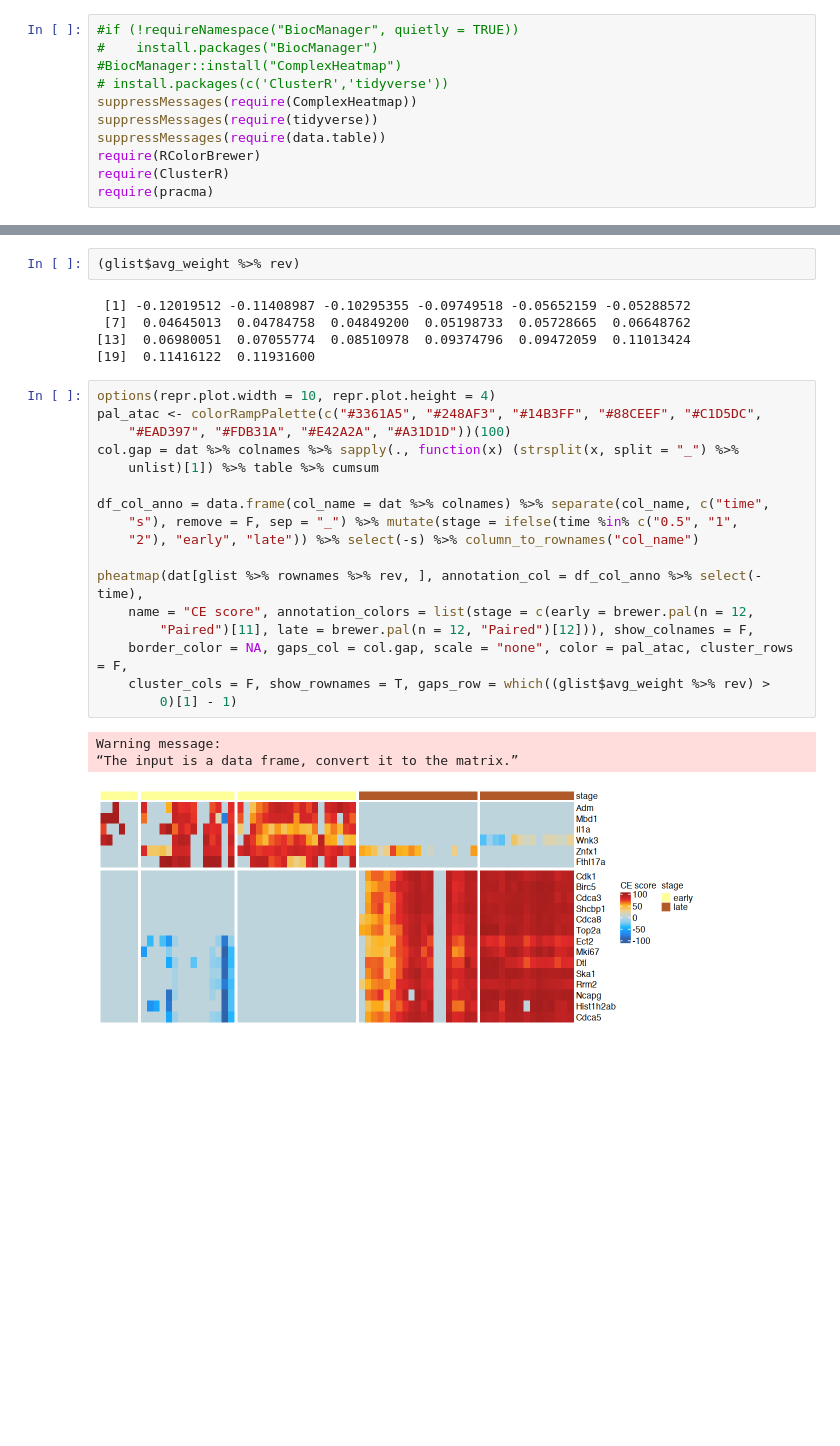
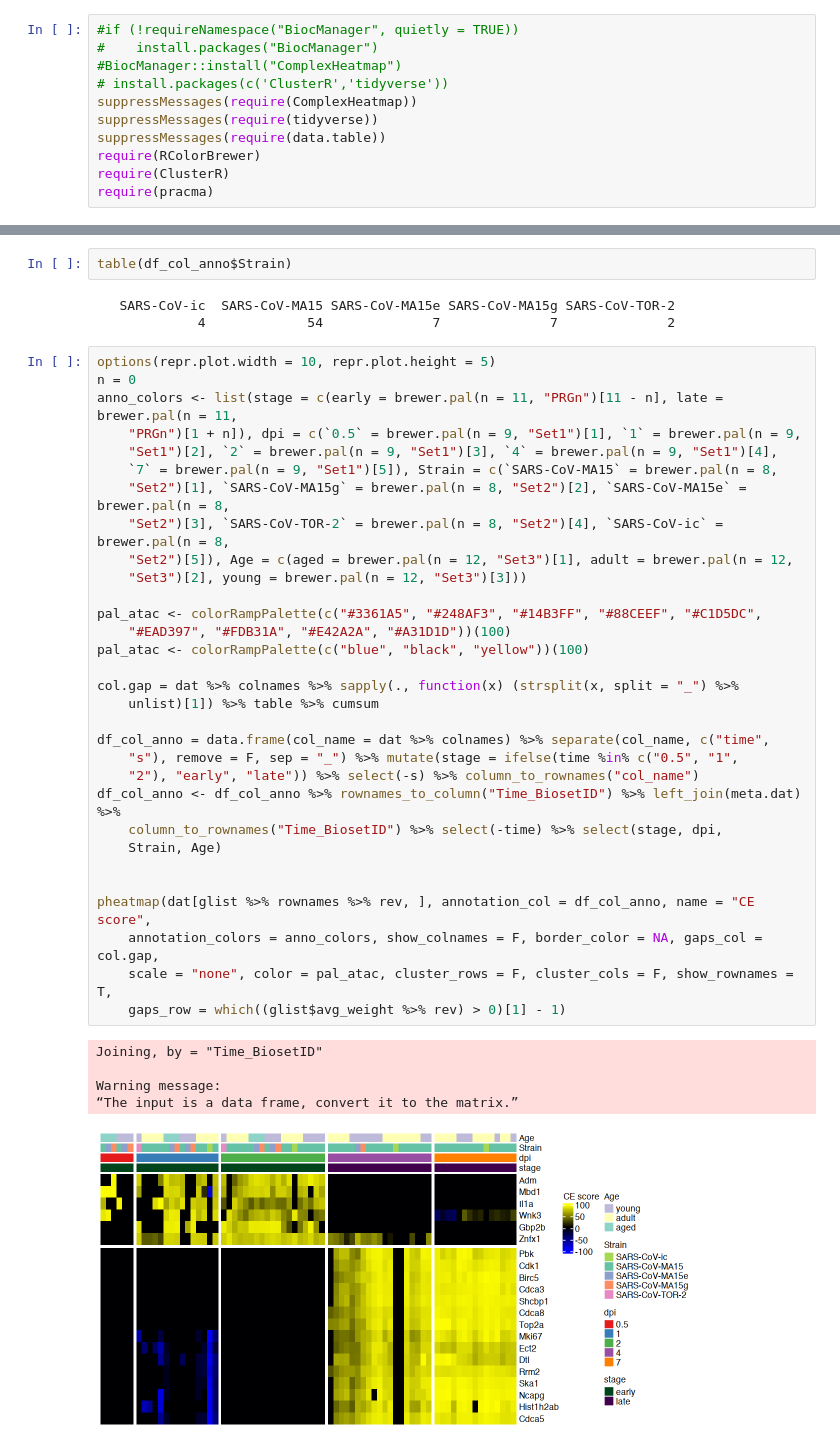
Before and after one commit to biomystery/covid-project, a Jupyter notebook: notebooks/03c.visualize.ipynb, the cells around one changed output, grey strips where cells are left out. Saved outputs shown, nothing was run; the diff lists cells and outputs as text; blank space fills up the shorter version.

Commit message:
updated elast net regression on early and late

```diff
--- a/notebooks/03c.visualize.ipynb
+++ b/notebooks/03c.visualize.ipynb
@@ -43,28 +83,42 @@ p.weight_bar
-# %%
-(glist$avg_weight %>% rev)
-# %% [output]
- [1] -0.12019512 -0.11408987 -0.10295355 -0.09749518 -0.05652159 -0.05288572
- [7]  0.04645013  0.04784758  0.04849200  0.05198733  0.05728665  0.06648762
-[13]  0.06980051  0.07055774  0.08510978  0.09374796  0.09472059  0.11013424
-[19]  0.11416122  0.11931600
+# %%
+table(df_col_anno$Strain)
+# %% [output]
+   SARS-CoV-ic  SARS-CoV-MA15 SARS-CoV-MA15e SARS-CoV-MA15g SARS-CoV-TOR-2
+             4             54              7              7              2
 # %%
-options(repr.plot.width = 10, repr.plot.height = 4)
+options(repr.plot.width = 10, repr.plot.height = 5)
+n = 0
+anno_colors <- list(stage = c(early = brewer.pal(n = 11, "PRGn")[11 - n], late = brewer.pal(n = 11,
+    "PRGn")[1 + n]), dpi = c(`0.5` = brewer.pal(n = 9, "Set1")[1], `1` = brewer.pal(n = 9,
+    "Set1")[2], `2` = brewer.pal(n = 9, "Set1")[3], `4` = brewer.pal(n = 9, "Set1")[4],
+    `7` = brewer.pal(n = 9, "Set1")[5]), Strain = c(`SARS-CoV-MA15` = brewer.pal(n = 8,
+    "Set2")[1], `SARS-CoV-MA15g` = brewer.pal(n = 8, "Set2")[2], `SARS-CoV-MA15e` = brewer.pal(n = 8,
+    "Set2")[3], `SARS-CoV-TOR-2` = brewer.pal(n = 8, "Set2")[4], `SARS-CoV-ic` = brewer.pal(n = 8,
+    "Set2")[5]), Age = c(aged = brewer.pal(n = 12, "Set3")[1], adult = brewer.pal(n = 12,
+    "Set3")[2], young = brewer.pal(n = 12, "Set3")[3]))
+
 pal_atac <- colorRampPalette(c("#3361A5", "#248AF3", "#14B3FF", "#88CEEF", "#C1D5DC",
     "#EAD397", "#FDB31A", "#E42A2A", "#A31D1D"))(100)
+pal_atac <- colorRampPalette(c("blue", "black", "yellow"))(100)
+
 col.gap = dat %>% colnames %>% sapply(., function(x) (strsplit(x, split = "_") %>%
     unlist)[1]) %>% table %>% cumsum
 
 df_col_anno = data.frame(col_name = dat %>% colnames) %>% separate(col_name, c("time",
     "s"), remove = F, sep = "_") %>% mutate(stage = ifelse(time %in% c("0.5", "1",
     "2"), "early", "late")) %>% select(-s) %>% column_to_rownames("col_name")
+df_col_anno <- df_col_anno %>% rownames_to_column("Time_BiosetID") %>% left_join(meta.dat) %>%
+    column_to_rownames("Time_BiosetID") %>% select(-time) %>% select(stage, dpi,
+    Strain, Age)
 
-pheatmap(dat[glist %>% rownames %>% rev, ], annotation_col = df_col_anno %>% select(-time),
-    name = "CE score", annotation_colors = list(stage = c(early = brewer.pal(n = 12,
-        "Paired")[11], late = brewer.pal(n = 12, "Paired")[12])), show_colnames = F,
-    border_color = NA, gaps_col = col.gap, scale = "none", color = pal_atac, cluster_rows = F,
-    cluster_cols = F, show_rownames = T, gaps_row = which((glist$avg_weight %>% rev) >
-        0)[1] - 1)
+
+pheatmap(dat[glist %>% rownames %>% rev, ], annotation_col = df_col_anno, name = "CE score",
+    annotation_colors = anno_colors, show_colnames = F, border_color = NA, gaps_col = col.gap,
+    scale = "none", color = pal_atac, cluster_rows = F, cluster_cols = F, show_rownames = T,
+    gaps_row = which((glist$avg_weight %>% rev) > 0)[1] - 1)
 # %% [output]
+Joining, by = "Time_BiosetID"
+
 Warning message:
 “The input is a data frame, convert it to the matrix.”
-[figure, old version]
+[figure, new version]
```
Also changed, not shown: parts of 10 cells of this notebook, 4 other files.
